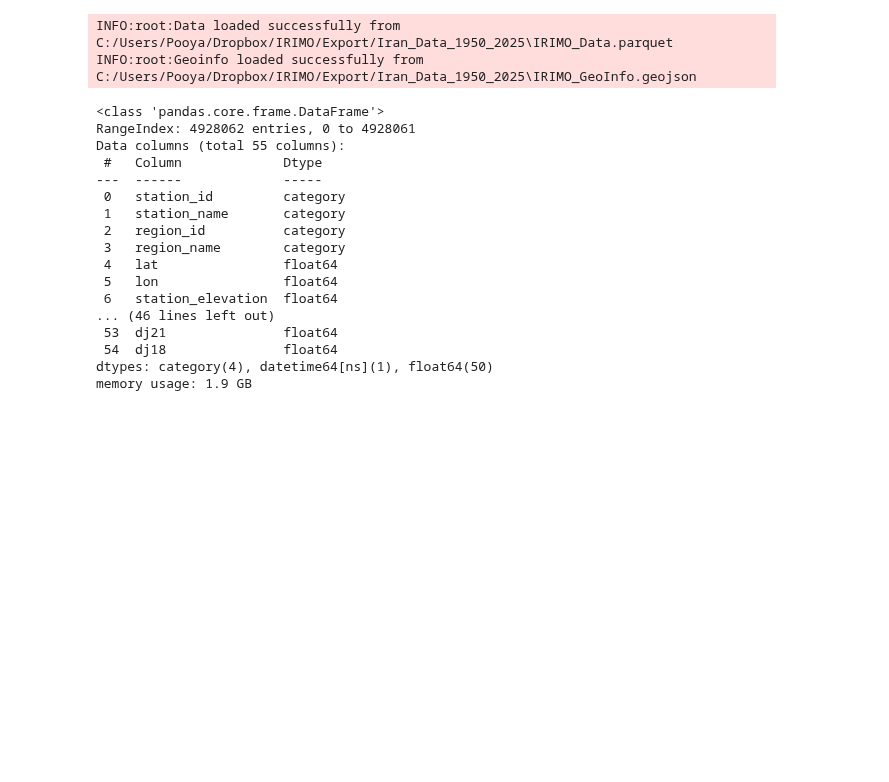
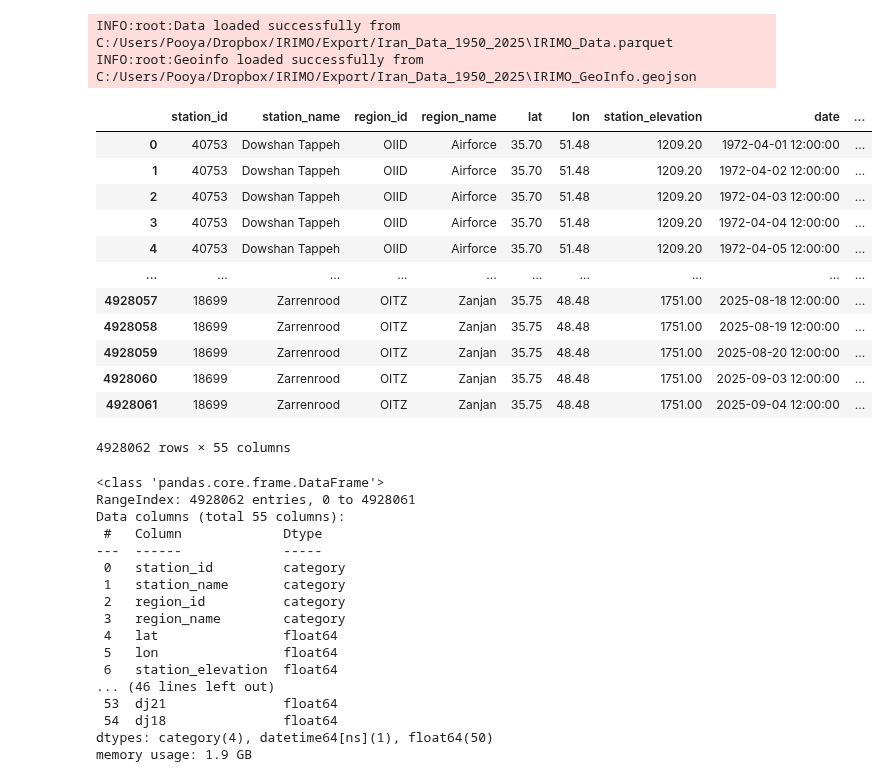
Before and after one commit to shirazialianpooya/panel-data-eto, a Jupyter notebook: src/Python/_01_Data_Cleansing.ipynb, the cells around one changed output. Cells and saved outputs as stored; diff of their text form; code cells hidden in the pictures; blank space fills up the shorter version.

```diff
--- a/src/Python/_01_Data_Cleansing.ipynb
+++ b/src/Python/_01_Data_Cleansing.ipynb
@@ -59,6 +59,22 @@ except Exception as e:
 # %% [output]
 INFO:root:Data loaded successfully from C:/Users/Pooya/Dropbox/IRIMO/Export/Iran_Data_1950_2025\IRIMO_Data.parquet
 INFO:root:Geoinfo loaded successfully from C:/Users/Pooya/Dropbox/IRIMO/Export/Iran_Data_1950_2025\IRIMO_GeoInfo.geojson
+# %%
+data
+# %% [output]
+|  | station_id | station_name | region_id | region_name | lat | lon | station_elevation | date | ... |
+| 0 | 40753 | Dowshan Tappeh | OIID | Airforce | 35.70 | 51.48 | 1209.20 | 1972-04-01 12:00:00 | ... |
+| 1 | 40753 | Dowshan Tappeh | OIID | Airforce | 35.70 | 51.48 | 1209.20 | 1972-04-02 12:00:00 | ... |
+| 2 | 40753 | Dowshan Tappeh | OIID | Airforce | 35.70 | 51.48 | 1209.20 | 1972-04-03 12:00:00 | ... |
+| 3 | 40753 | Dowshan Tappeh | OIID | Airforce | 35.70 | 51.48 | 1209.20 | 1972-04-04 12:00:00 | ... |
+| 4 | 40753 | Dowshan Tappeh | OIID | Airforce | 35.70 | 51.48 | 1209.20 | 1972-04-05 12:00:00 | ... |
+| ... | ... | ... | ... | ... | ... | ... | ... | ... | ... |
+| 4928057 | 18699 | Zarrenrood | OITZ | Zanjan | 35.75 | 48.48 | 1751.00 | 2025-08-18 12:00:00 | ... |
+| 4928058 | 18699 | Zarrenrood | OITZ | Zanjan | 35.75 | 48.48 | 1751.00 | 2025-08-19 12:00:00 | ... |
+| 4928059 | 18699 | Zarrenrood | OITZ | Zanjan | 35.75 | 48.48 | 1751.00 | 2025-08-20 12:00:00 | ... |
+| 4928060 | 18699 | Zarrenrood | OITZ | Zanjan | 35.75 | 48.48 | 1751.00 | 2025-09-03 12:00:00 | ... |
+| 4928061 | 18699 | Zarrenrood | OITZ | Zanjan | 35.75 | 48.48 | 1751.00 | 2025-09-04 12:00:00 | ... |
+4928062 rows × 55 columns
 # %%
 data.info()
 # %% [output]
```
Also changed, not shown: parts of 16 cells of this notebook, 1 other file.
